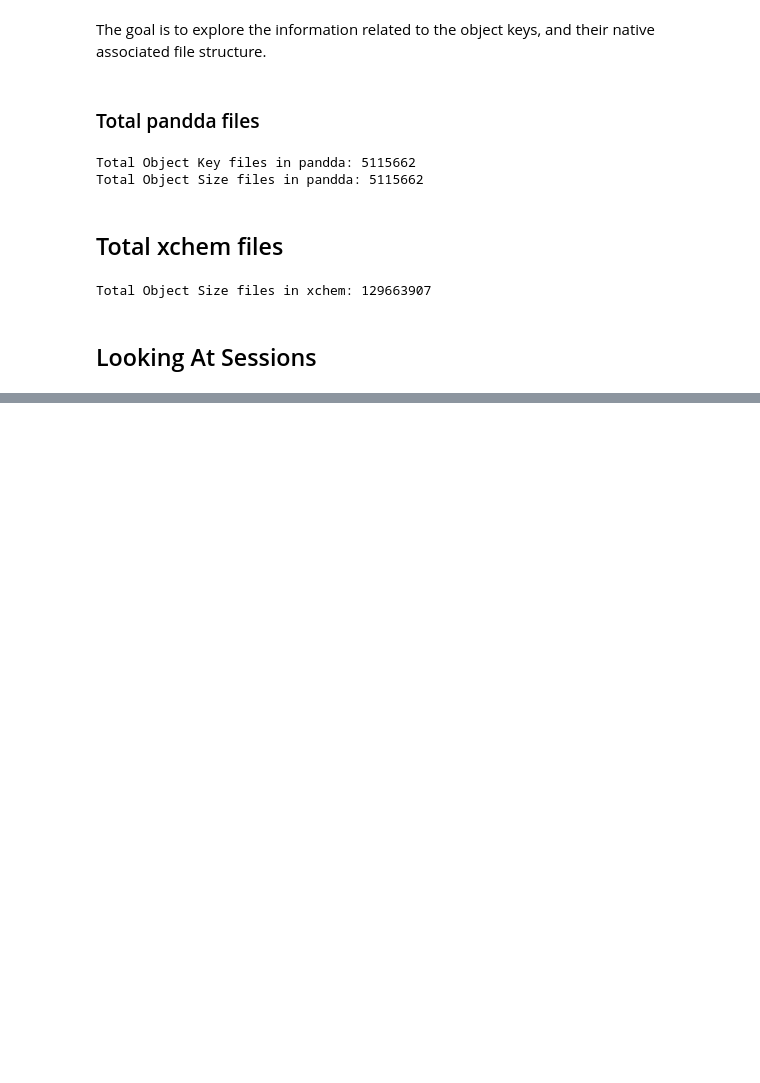
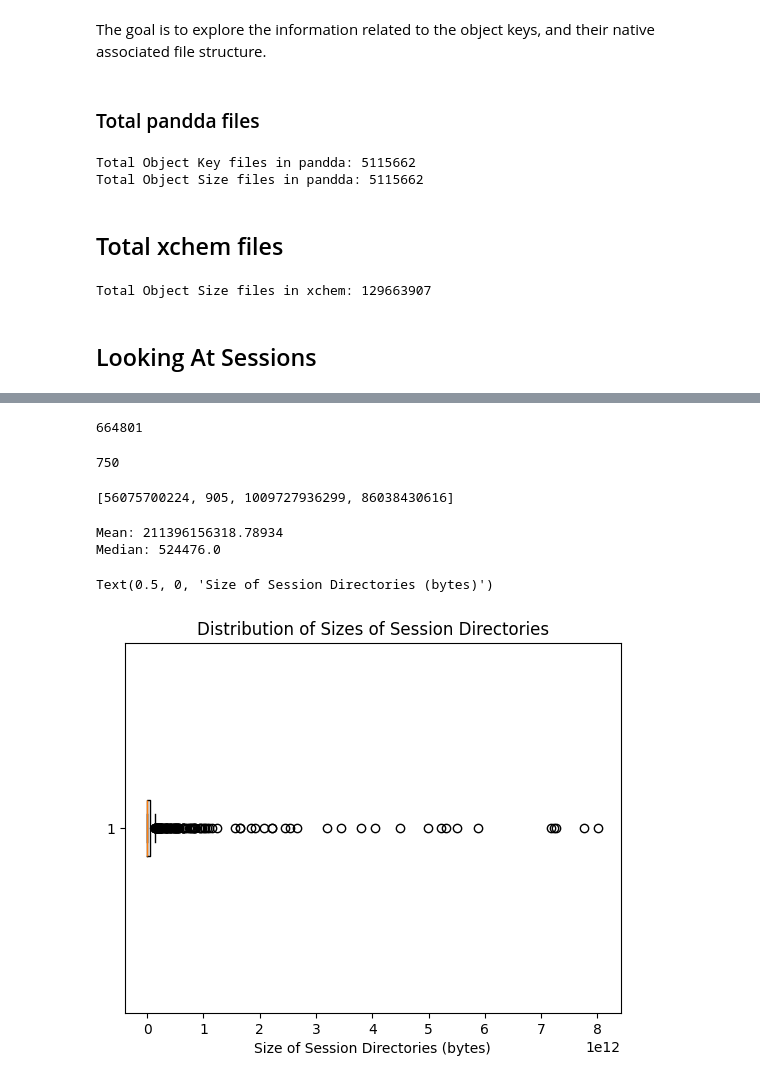
Before and after one commit to xchem/xaidar, a Jupyter notebook: notebooks/tasks/s3Analysis/analysS3Structure.ipynb, the cells around one changed output, grey strips where cells are left out. Cells and saved outputs as stored; diff of their text form; code cells hidden in the pictures; blank space fills up the shorter version.

```diff
--- a/notebooks/tasks/s3Analysis/analysS3Structure.ipynb
+++ b/notebooks/tasks/s3Analysis/analysS3Structure.ipynb
@@ -88,5 +127,6 @@ savePyObj( lstSessionDirs, Path( "./lst_sessions.pkl"))
 # Load Sessions Librart
 from xaidar.filesUtils import loadPickle
 lstSessionDirs = loadPickle( Path( "./lst_sessions.pkl"))
+lstSessionDirs = sorted( list(lstSessionDirs))
 # %%
 # Select Normal Sessions (data/{year}/{lbxxx-x} or data/{year}/{lbxxx-x}/ )
@@ -92,0 +186,21 @@ lstSessionDirs = loadPickle( Path( "./lst_sessions.pkl"))
+# %%
+sizesDir = Path( "../../../data/s3Sizes/xchem/raw")
+
+sizesDict = { key : [] for key in lst_SeshNames }
+seshWsesh_set = set(seshWsesh)
+subSeshs_set = set( subSeshs)
+
+for fragFile in list(sizesDir.iterdir()):
+    if fragFile.is_file():
+        print( f"Loading file: {fragFile.name}")
+        frag = loadPickle( fragFile)
+
+        for objKey, size in frag.items():
+            pathLst = objKey.split("/")
+            session = pathLst[2]
+            if session in set_SeshNames:
+                sizesDict[session].append(size)
+                if session in seshWsesh_set:
+                    subsession = pathLst[4]
+                    if subsession in subSeshs_set:
+                        sizesDict[subsession].append(size)
@@ -92,0 +237,34 @@ lstSessionDirs = loadPickle( Path( "./lst_sessions.pkl"))
+# %%
+print( len( sizesDict[loadedKeys[idx] ]))
+idx += 1
+# %% [output]
+664801
+# %%
+# Get session sizes:
+newseshSizesDict = { key: [ size for size in value  if type(size) == int] for key, value in sizesDict.items() } #
+# %%
+seshSizes = { key: sum(value) for key, value in newseshSizesDict.items() }
+
+print( len(seshSizes.values()) )
+list(seshSizes.values())[:4]
+# %% [output]
+750
+[56075700224, 905, 1009727936299, 86038430616]
+# %%
+import matplotlib.pyplot as plt
+import numpy as np
+
+mean , median = np.mean(list(seshSizes.values()) ), np.median( list(seshSizes.values()))
+print( f"Mean: { mean}")
+print( f"Median: {  median }")
+
+plt.figure()
+
+plt.boxplot( seshSizes.values(), vert = False)
+plt.title( "Distribution of Sizes of Session Directories")
+plt.xlabel( "Size of Session Directories (bytes)")
+# %% [output]
+Mean: 211396156318.78934
+Median: 524476.0
+Text(0.5, 0, 'Size of Session Directories (bytes)')
+[figure, added]
```
Also changed, not shown: parts of 8 cells of this notebook, 1 other file.
